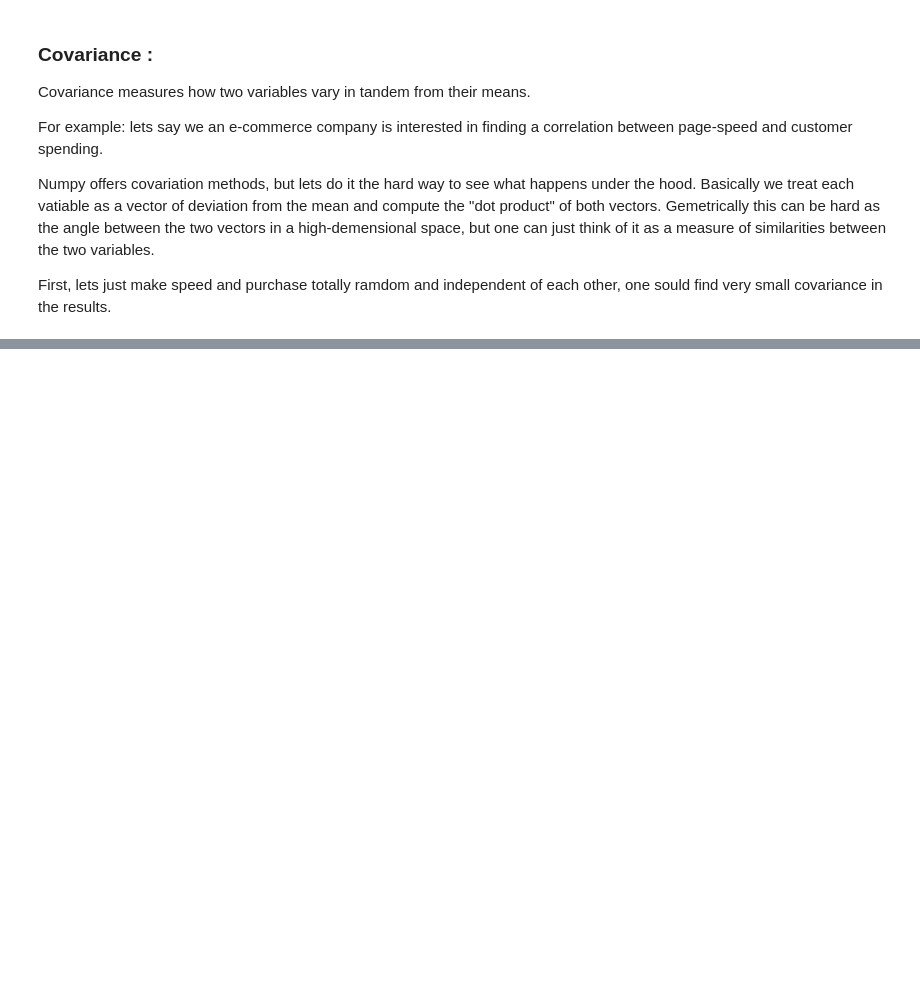
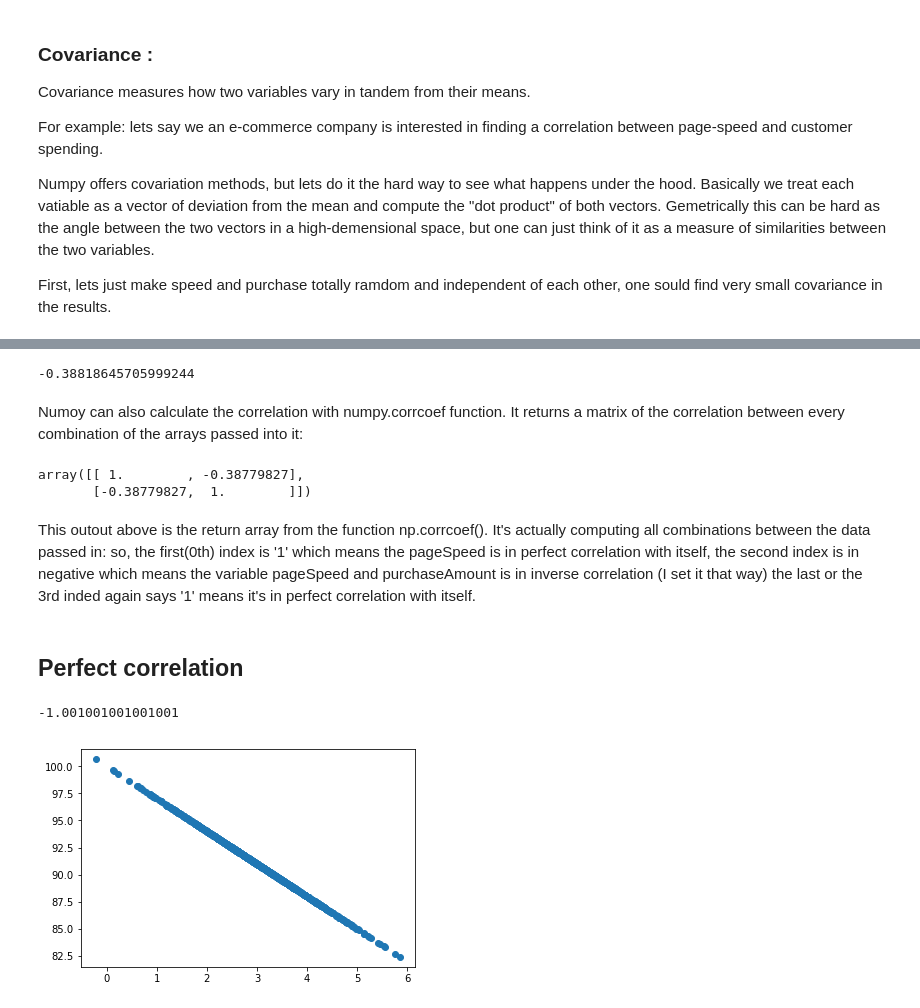
Before and after one commit to samik-mukherjee/full_stack, a Jupyter notebook: statistics/Covariance and Correlation.ipynb, the cells around one changed output, grey strips where cells are left out. Cells and saved outputs as stored; diff of their text form; code cells hidden in the pictures; blank space fills up the shorter version.

Commit message:
finished simulated covariance and correlation

```diff
--- a/statistics/Covariance and Correlation.ipynb
+++ b/statistics/Covariance and Correlation.ipynb
@@ -46,0 +52,27 @@ covariance(pageSpeed, purchaseAmount)
+# %%
+def correlation(x, y):
+    stddev_x = x.std()
+    stddev_y = y.std()
+    return covariance(x,y) / stddev_x / stddev_y
+
+correlation(pageSpeed, purchaseAmount)
+# %% [output]
+-0.38818645705999244
+# %% [markdown]
+Numoy can also calculate the correlation with numpy.corrcoef function. It returns a matrix of the correlation between every combination of the arrays passed into it:
+# %%
+np.corrcoef(pageSpeed,purchaseAmount)
+# %% [output]
+array([[ 1.        , -0.38779827],
+       [-0.38779827,  1.        ]])
+# %% [markdown]
+This outout above is the return array from the function np.corrcoef(). It's actually computing all combinations between the data passed in: so, the first(0th) index is '1' which means the pageSpeed is in perfect correlation with itself, the second index is in negative which means the variable pageSpeed and purchaseAmount is in inverse correlation (I set it that way) the last or the 3rd inded again says '1' means it's in perfect correlation with itself.
+# %% [markdown]
+## Perfect correlation
+# %%
+purchaseAmount = 100 - pageSpeed * 3   # perfect negative correlation
+plt.scatter(pageSpeed,purchaseAmount)
+correlation(pageSpeed,purchaseAmount)
+# %% [output]
+-1.001001001001001
+[figure, added]
```
Also changed, not shown: parts of 4 cells of this notebook, 1 other file.
